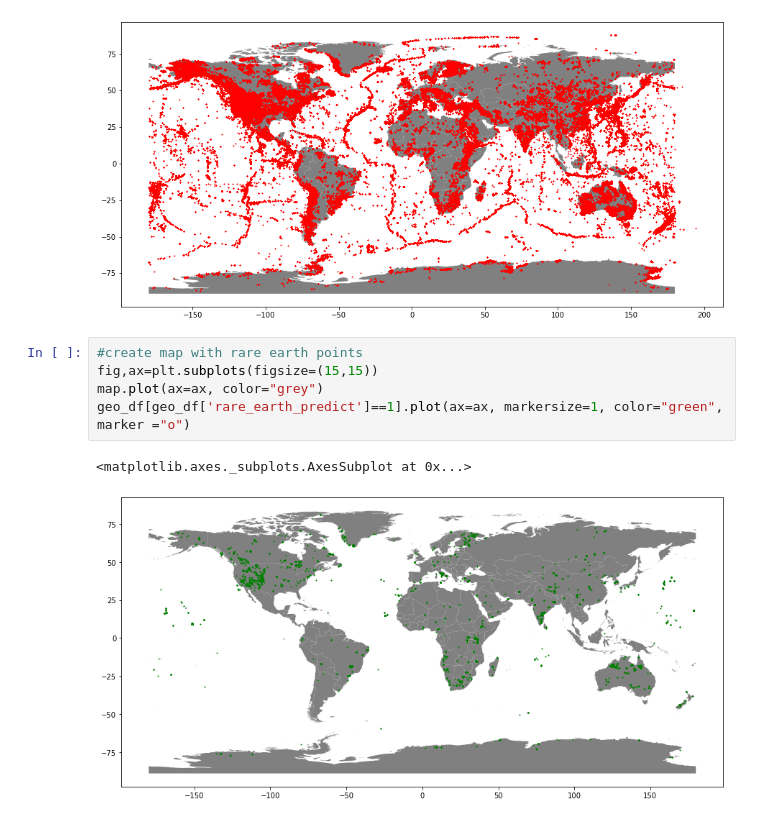
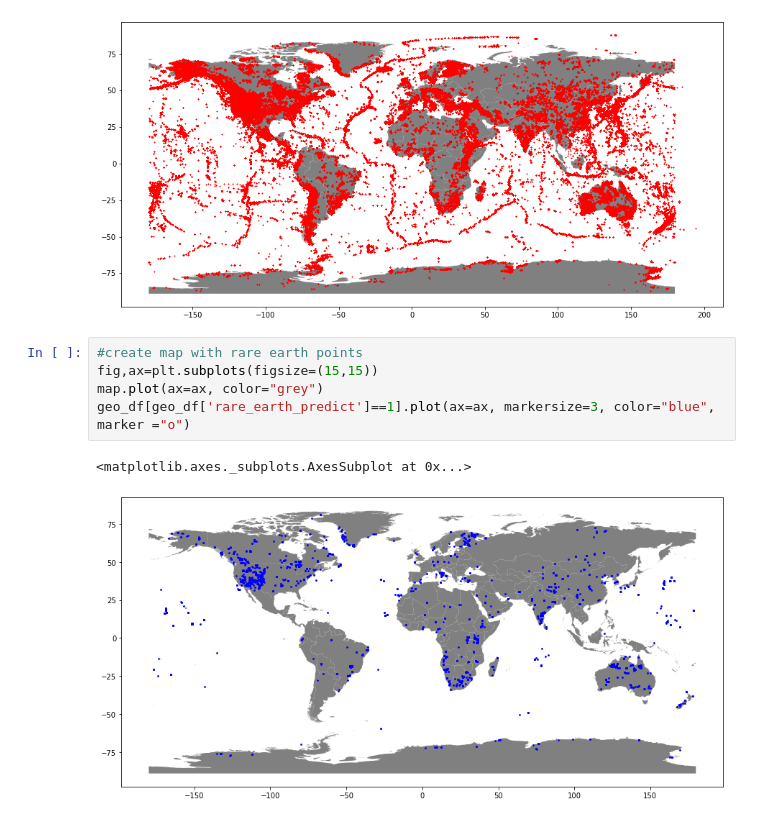
Before and after one commit to jnorman74/Rare_Earth_Metal_Mining, a Jupyter notebook: Exploratory.ipynb, the cells around one changed output. Cells and saved outputs as stored; diff of their text form.

```diff
--- a/Exploratory.ipynb
+++ b/Exploratory.ipynb
@@ -316,8 +321,8 @@ geo_df[geo_df['rare_earth_predict']==0].plot(ax=ax, markersize=1, color="red", m
 # %%
 #create map with rare earth points
 fig,ax=plt.subplots(figsize=(15,15))
 map.plot(ax=ax, color="grey")
-geo_df[geo_df['rare_earth_predict']==1].plot(ax=ax, markersize=1, color="green", marker ="o")
+geo_df[geo_df['rare_earth_predict']==1].plot(ax=ax, markersize=3, color="blue", marker ="o")
 # %% [output]
 <matplotlib.axes._subplots.AxesSubplot at 0x...>
-[figure, old version]
+[figure, new version]
```
Also changed, not shown: parts of 5 cells of this notebook.
